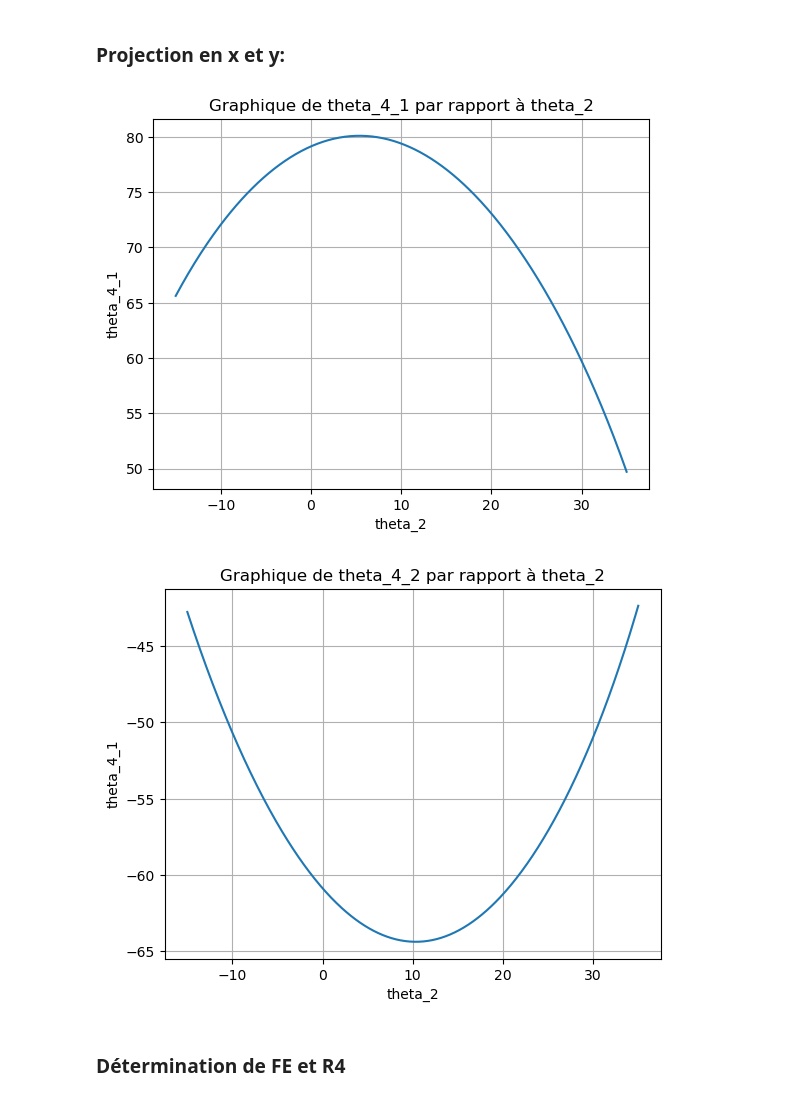
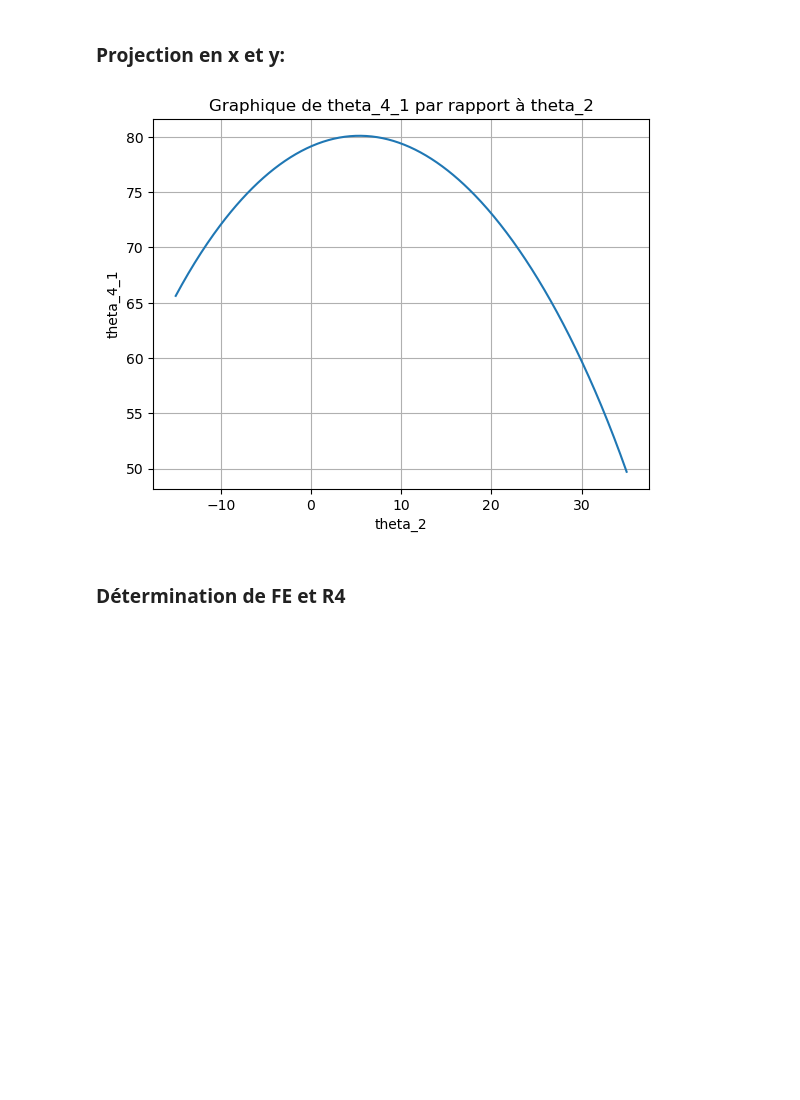
Before and after one commit to Paulciapello/Projet_CAO_L3, a Jupyter notebook: Calcul_Projet_CAO_L3 (1).ipynb, the cells around one changed output. Cells and saved outputs as stored; diff of their text form; code cells hidden in the pictures; blank space fills up the shorter version.

```diff
--- a/Calcul_Projet_CAO_L3 (1).ipynb
+++ b/Calcul_Projet_CAO_L3 (1).ipynb
@@ -73,49 +87,36 @@ vect_OC = vect_OA + vect_AB + vect_BC
 # %%
-import numpy as np
-import matplotlib.pyplot as plt
+def calcul_theta4(theta_2):
 
+    X = xc-l2*np.cos(theta_2)
+    Y = yc-l2*np.sin(theta_2)
 
-theta_2 = np.radians(np.linspace(-15,35,500))
+    A = X**2+2*X*l4+Y**2+l4**2-l3**2
+    B = -4*Y*l4
+    C = X**2-2*X*l4+Y**2+l4**2-l3**2
 
-l2 = 62.5
-l3 = 378
-l4 = 20
+    delta = B**2-4*A*C
 
-xc = 442
-yc = 61
+    t1 = (-B+np.sqrt(delta))/(2*A)
+    #t2 = (-B-np.sqrt(delta))/(2*A)
 
-X = xc-l2*np.cos(theta_2)
-Y = yc-l2*np.sin(theta_2)
+    # Calculer les valeurs correspondantes de la fonction sinus
+    theta_4_1 = np.degrees(2*np.arctan(t1))
+    #theta_4_2 = np.degrees(2*np.arctan(t2))
 
-A = X**2+2*X*l4+Y**2+l4**2-l3**2
-B = -4*Y*l4
-C = X**2-2*X*l4+Y**2+l4**2-l3**2
-
-delta = B**2-4*A*C
-
-t1 = (-B+np.sqrt(delta))/(2*A)
-t2 = (-B-np.sqrt(delta))/(2*A)
-
-# Calculer les valeurs correspondantes de la fonction sinus
-theta_4_1 = np.degrees(2*np.arctan(t1))
-theta_4_2 = np.degrees(2*np.arctan(t2))
-
-# Tracer le graphique
-plt.plot(np.degrees(theta_2), theta_4_1)
-plt.title('Graphique de theta_4_1 par rapport à theta_2')
-plt.xlabel('theta_2')
-plt.ylabel('theta_4_1')
-plt.grid(True)
-plt.show()
-
-plt.plot(np.degrees(theta_2), theta_4_2)
-plt.title('Graphique de theta_4_2 par rapport à theta_2')
-plt.xlabel('theta_2')
-plt.ylabel('theta_4_1')
-plt.grid(True)
-plt.show()
+    return theta_4_1
-# %% [output]
-[figure, removed]
-[figure, removed]
+# %%
+theta_2 = np.radians(np.linspace(-15,35,500))
+
+calcul_theta4(theta_2)
+
+# Tracer le graphique
+plt.plot(np.degrees(theta_2), calcul_theta4(theta_2))
+plt.title('Graphique de theta_4_1 par rapport à theta_2')
+plt.xlabel('theta_2')
+plt.ylabel('theta_4_1')
+plt.grid(True)
+plt.show()
+# %% [output]
+[figure, added]
 # %% [markdown]
 ### Détermination de FE et R4
```
Also changed, not shown: parts of 9 cells of this notebook.
